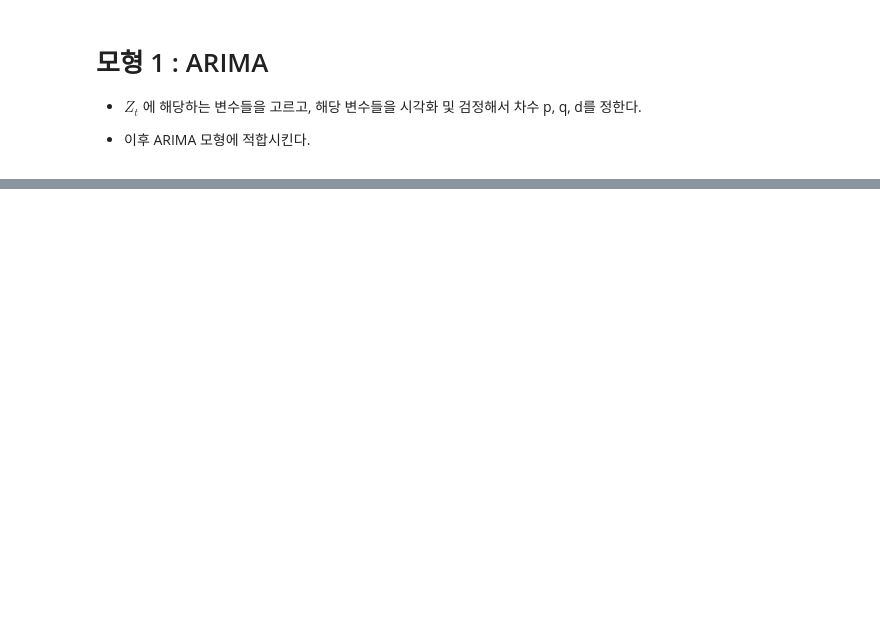
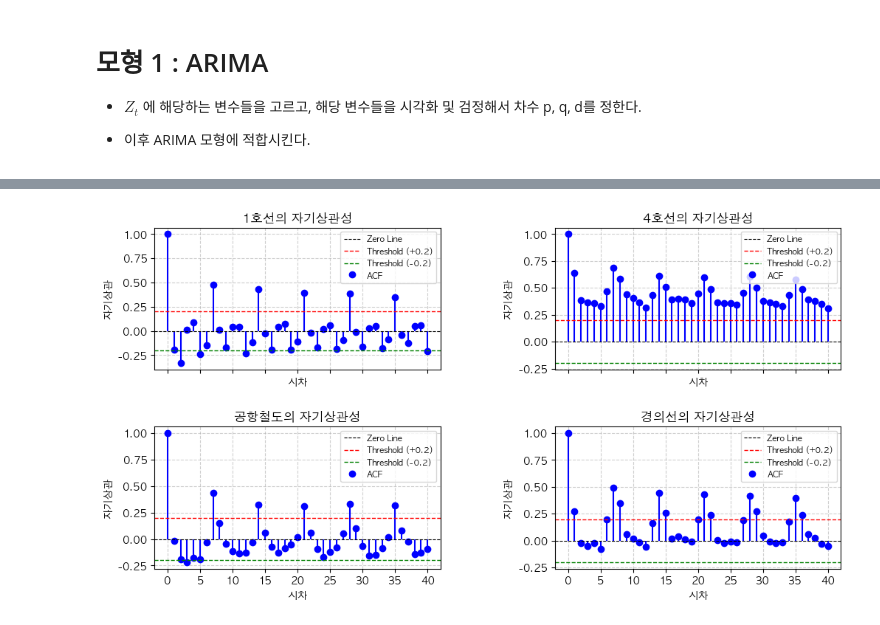
Before and after one commit to InryeolChoi/timeSeries_analysis, a Jupyter notebook: Project/model.ipynb, the cells around one changed output, grey strips where cells are left out. Saved outputs shown, nothing was run; the diff lists cells and outputs as text; code cells hidden in the pictures; blank space fills up the shorter version.

```diff
--- a/Project/model.ipynb
+++ b/Project/model.ipynb
@@ -143,0 +154,5 @@ plt.tight_layout()
+# %%
+# ACF를 통해서 AR(p)에 해당하는 부분 결정
+plot_acf(df1)
+# %% [output]
+[figure, added]
```
Also changed, not shown: parts of 22 cells of this notebook.
